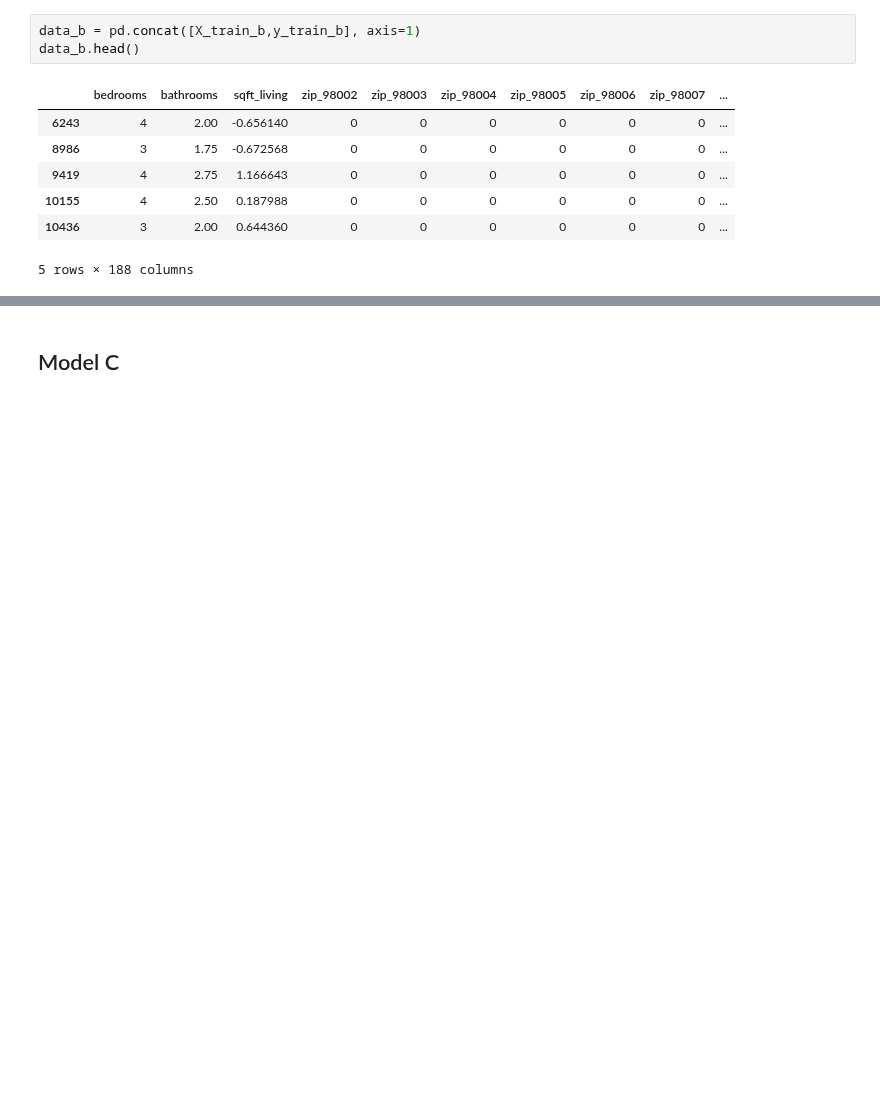
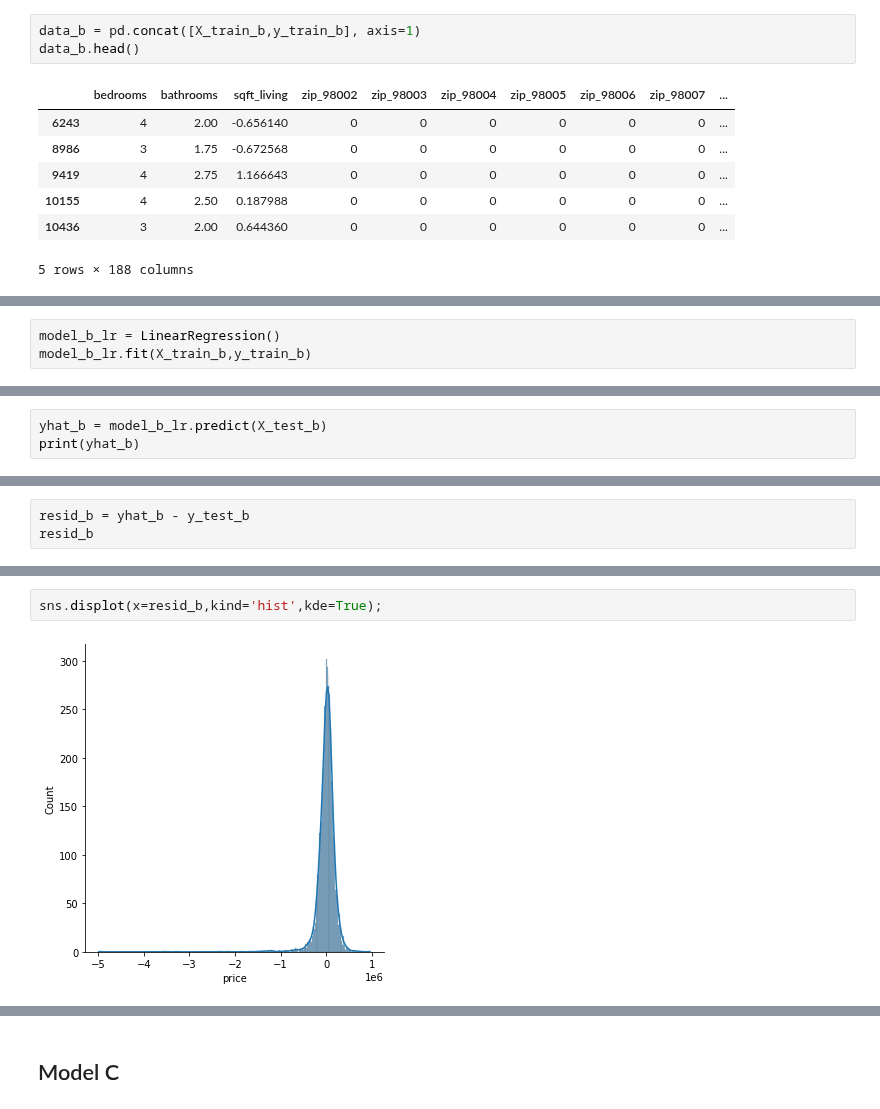
Before and after one commit to jmg0144/Housing-Linear-Regression-Analysis, a Jupyter notebook: home-sales-analysis.ipynb, the cells around one changed output, grey strips where cells are left out. Saved outputs shown, nothing was run; the diff lists cells and outputs as text; blank space fills up the shorter version.

```diff
--- a/home-sales-analysis.ipynb
+++ b/home-sales-analysis.ipynb
@@ -520,0 +508,3 @@ print(y_pred)
+# %%
+model_b_lr = LinearRegression()
+model_b_lr.fit(X_train_b,y_train_b)
@@ -520,0 +517,3 @@ print(y_pred)
+# %%
+yhat_b = model_b_lr.predict(X_test_b)
+print(yhat_b)
@@ -520,0 +523,3 @@ print(y_pred)
+# %%
+resid_b = yhat_b - y_test_b
+resid_b
@@ -520,0 +539,4 @@ print(y_pred)
+# %%
+sns.displot(x=resid_b,kind='hist',kde=True);
+# %% [output]
+[figure, added]
```
Also changed, not shown: parts of 72 cells of this notebook.
